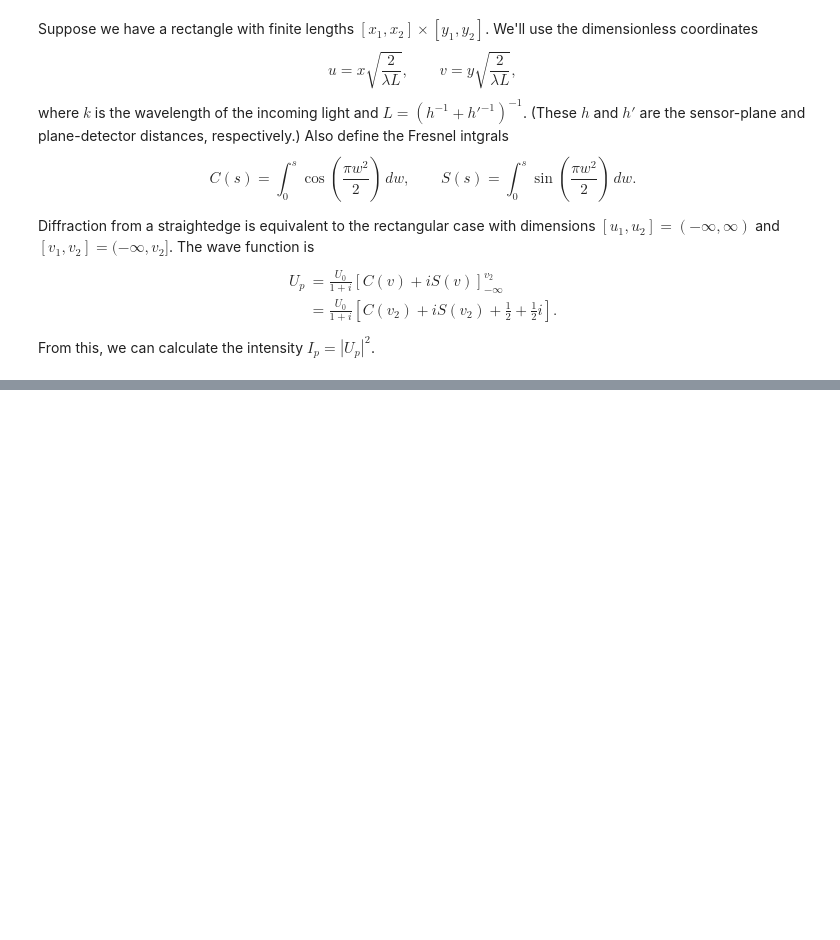
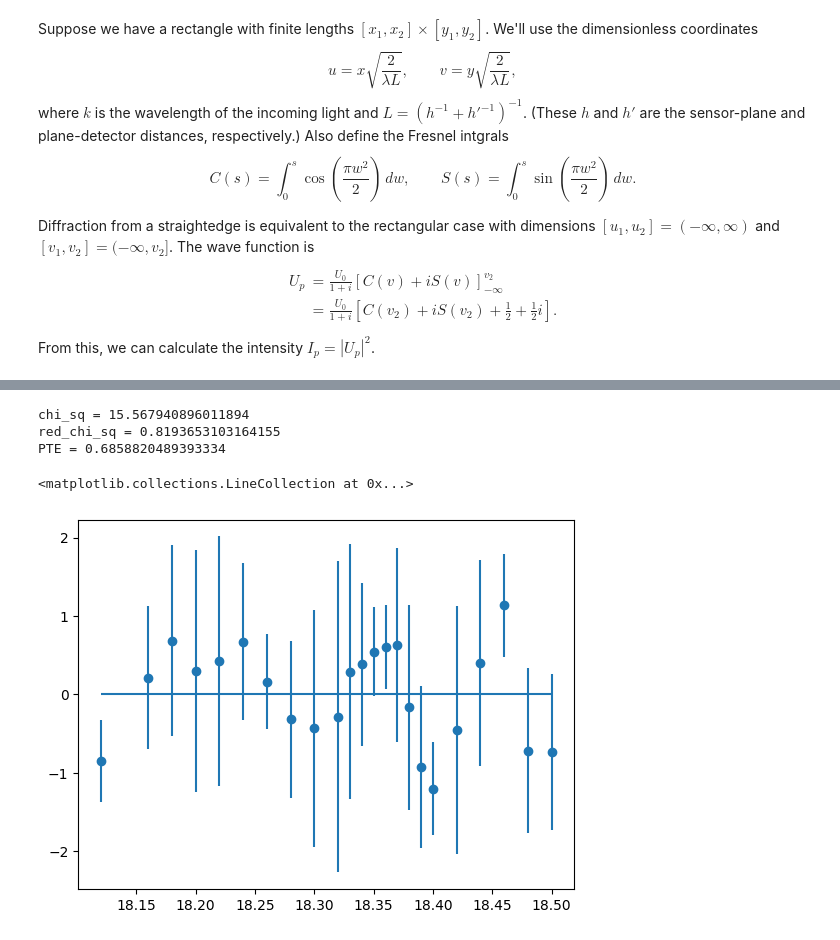
Before and after one commit to cneelyhmc/phys134-exp1, a Jupyter notebook: exp1_fresnel.ipynb, the cells around one changed output, grey strips where cells are left out. Saved outputs shown, nothing was run; the diff lists cells and outputs as text; code cells hidden in the pictures; blank space fills up the shorter version.

```diff
--- a/exp1_fresnel.ipynb
+++ b/exp1_fresnel.ipynb
@@ -31,17 +32,24 @@ with open('fresnel.csv', mode='r') as f:
     read = csv.reader(f)
     next(read)
     for row in f:
-        print(row)
         pair = row.split(',')
         raw_xdata.append(float(pair[0]))
-        raw_ydata.append(float(pair[1][:-1]))
+        if row[-1] == 'n':
+            raw_ydata.append(float(pair[1][:-1]))
+        else:
+            raw_ydata.append(float(pair[1]))
+
 
 xdata = []
 ydata = []
 
-for i in range(28):
+for i in range(26):
     xdata += [[x for x in raw_xdata[i::26]]]
     ydata += [[y for y in raw_ydata[i::26]]]
+
+# removing first three data points
+xdata = xdata[3:]
+ydata = ydata[3:]
 
 yerr = np.std(ydata, axis=1)
 
@@ -49,7 +57,15 @@ x_means = np.mean(xdata, axis=1)
 y_means = np.mean(ydata, axis=1)
 y_sems = yerr / np.sqrt(len(xdata[0]))
 
-print(x_means)
-print(y_means)
-print(y_sems)
+for r in ydata:
+    print(r)
+
+# print(x_means)
+# print(y_means)
+def myfit(x, A, x0, V0, k):
+    output = np.empty_like(x)
+    is_small = np.isclose(x, x0)
+    output[is_small] = V0 + A * 0.25
+    output[~is_small] = V0 + A * ( j1(k*(x[~is_small]-x0)) / (k*(x[~is_small]-x0)) )**2
+    return output# print(y_sems)
 # %% [output]
@@ -59,0 +130,25 @@ ValueError: could not convert string to float: '-'
+# %%
+resids = y_means - myfit(x_means, * popt)
+norm_resids = resids/y_sems
+
+chi_sq = sum(norm_resids**2)
+print('chi_sq = ' + str(chi_sq))
+
+M = len(x_means)
+df = M - len(popt)
+red_chi_sq = chi_sq / df
+
+print('red_chi_sq = ' + str(red_chi_sq))
+
+PTE = 1 - chi2.cdf(chi_sq, df=df)
+print('PTE = ' + str(PTE))
+# %% [output]
+chi_sq = 15.567940896011894
+red_chi_sq = 0.8193653103164155
+PTE = 0.6858820489393334
+# %%
+plt.errorbar(x_means, resids, y_sems, fmt="o", label="data")
+plt.hlines(0, min(x_means), max(x_means))
+# %% [output]
+<matplotlib.collections.LineCollection at 0x...>
+[figure, added]
```
Also changed, not shown: parts of 4 cells of this notebook, 1 other file.
